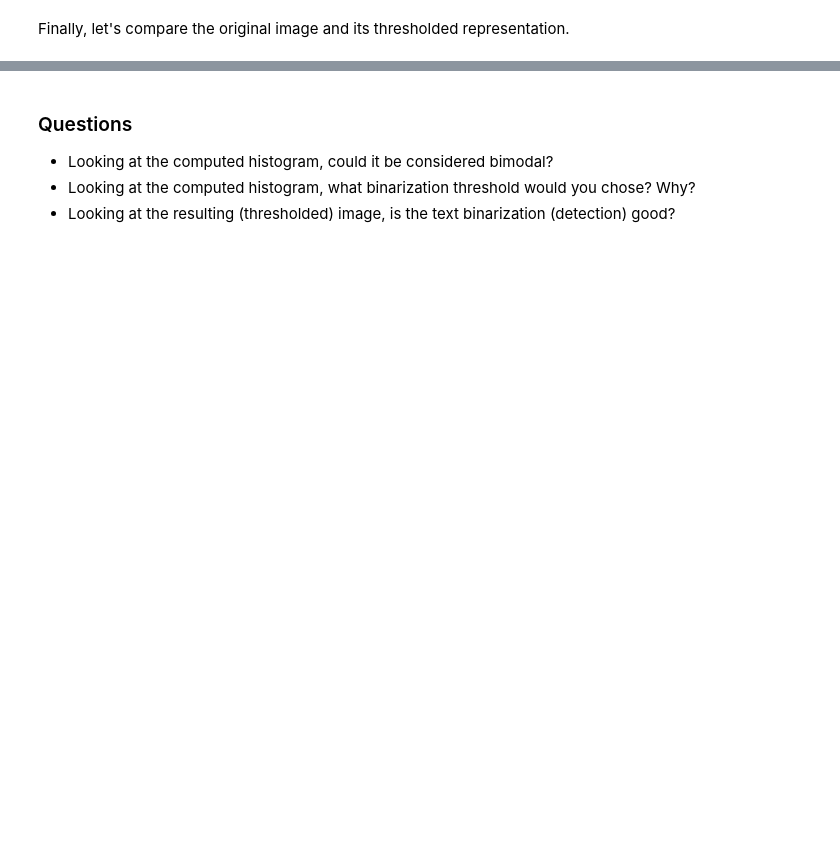
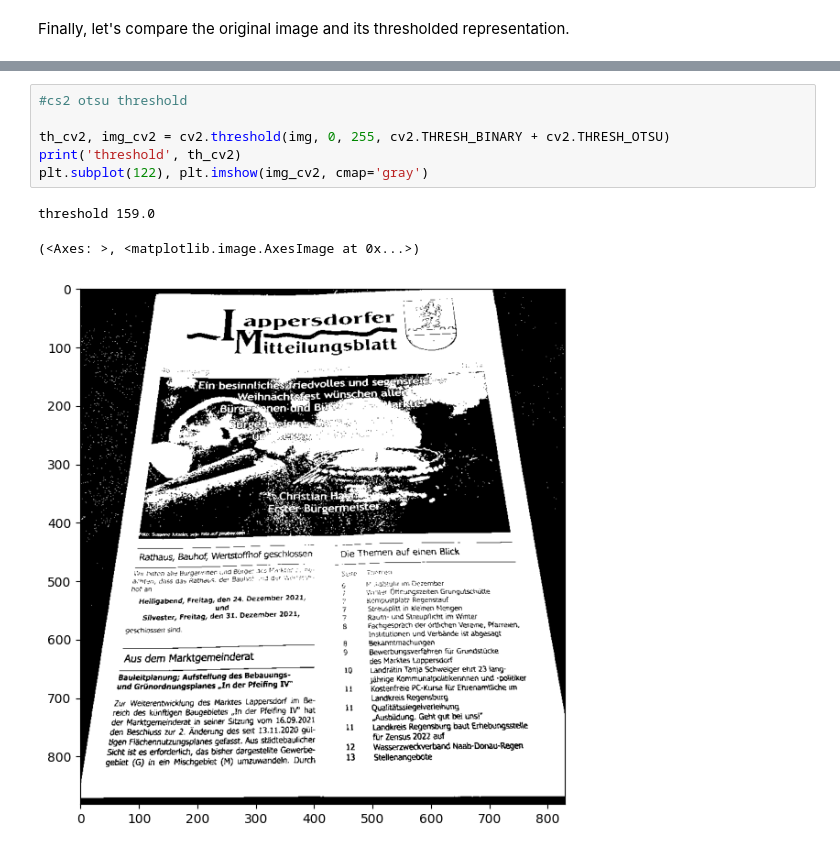
Before and after one commit to ufuran/mywork__r_d, a Jupyter notebook: lesson_8/homework/Homework.ipynb, the cells around one changed output, grey strips where cells are left out. Cells and saved outputs as stored; diff of their text form; blank space fills up the shorter version.

```diff
--- a/lesson_8/homework/Homework.ipynb
+++ b/lesson_8/homework/Homework.ipynb
@@ -78,6 +89,10 @@ plt.subplot(122), plt.imshow(img > opt_th, cmap='gray')
-# %% [markdown]
-### Questions
-
-* Looking at the computed histogram, could it be considered bimodal?
-* Looking at the computed histogram, what binarization threshold would you chose? Why?
-* Looking at the resulting (thresholded) image, is the text binarization (detection) good?
+# %%
+#cs2 otsu threshold
+
+th_cv2, img_cv2 = cv2.threshold(img, 0, 255, cv2.THRESH_BINARY + cv2.THRESH_OTSU)
+print('threshold', th_cv2)
+plt.subplot(122), plt.imshow(img_cv2, cmap='gray')
+# %% [output]
+threshold 159.0
+(<Axes: >, <matplotlib.image.AxesImage at 0x...>)
+[figure, added]
```
Also changed, not shown: parts of 5 cells of this notebook, 3 other files.
